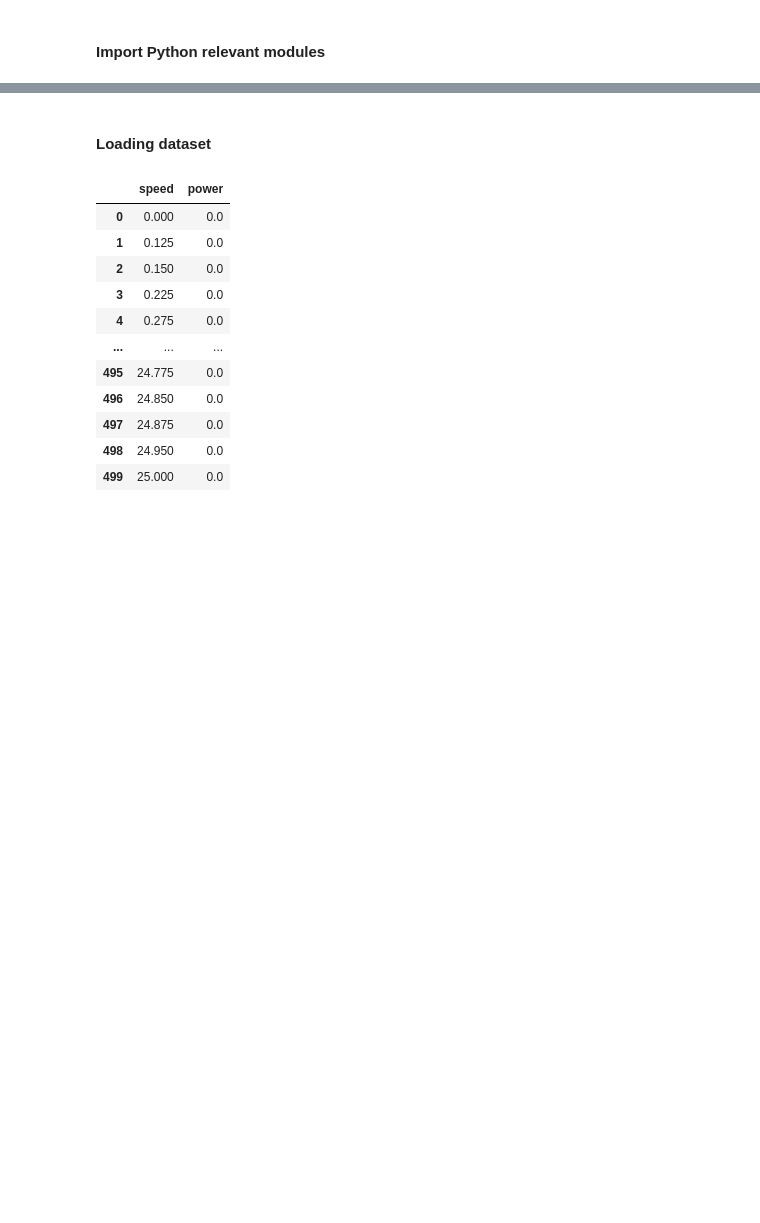
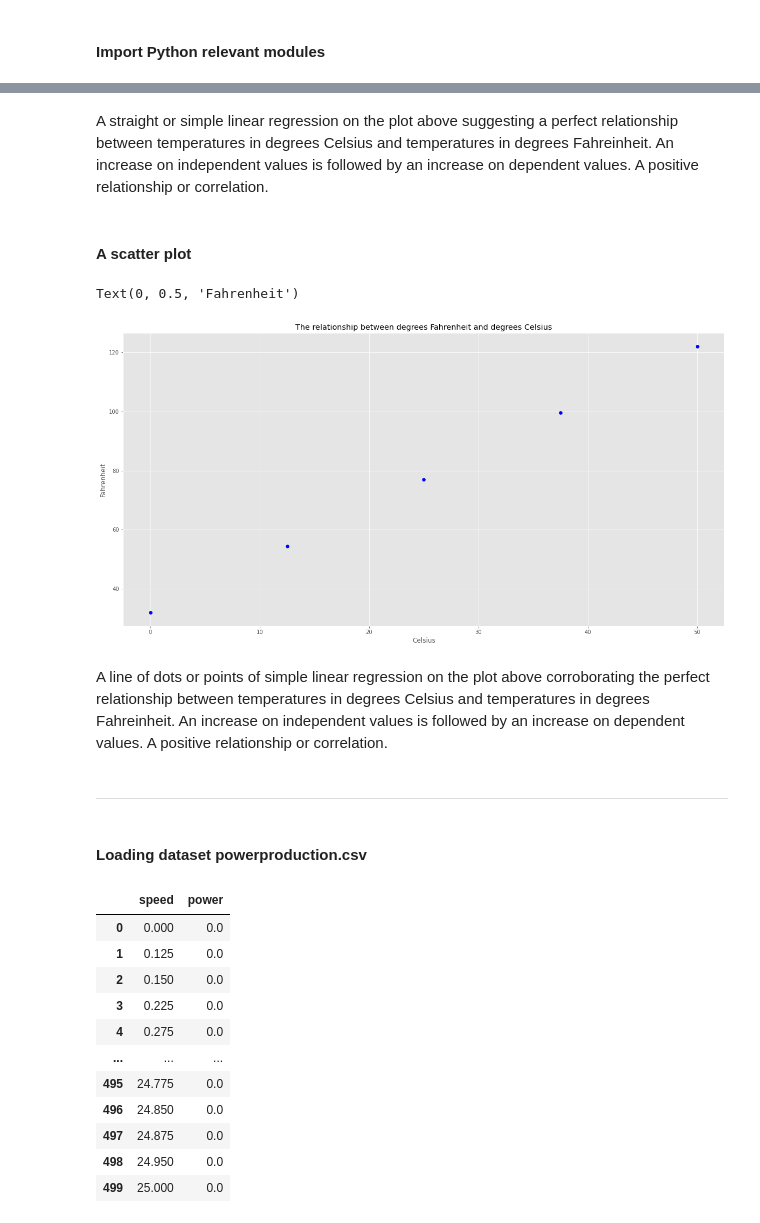
Before and after one commit to Samjean2020/project2020-fundamentals, a Jupyter notebook: Project2020.py.ipynb, the cells around one changed output, grey strips where cells are left out. Cells and saved outputs as stored; diff of their text form; code cells hidden in the pictures; blank space fills up the shorter version.

Commit message:
Simple linear regression concepts reviewed.
Worked on simple linear regression model, calculations, results and predictions.

```diff
--- a/Project2020.py.ipynb
+++ b/Project2020.py.ipynb
@@ -67,3 +132,20 @@ import pandas as pd
+# %% [markdown]
+A straight or simple linear regression on the plot above suggesting a perfect relationship between temperatures in degrees Celsius and temperatures in degrees Fahreinheit. An increase on independent values is followed by an increase on dependent values. A positive relationship or correlation.
+# %% [markdown]
+#### A scatter plot
+# %%
+# Let's have another plot with dots in line.
+plt.scatter( Celsius, Fahrenheit, color = "b")
+plt.title("The relationship between degrees Fahrenheit and degrees Celsius")
+plt.xlabel("Celsius")
+plt.ylabel("Fahrenheit")
+# %% [output]
+Text(0, 0.5, 'Fahrenheit')
+[figure, added]
+# %% [markdown]
+A line of dots or points of simple linear regression on the plot above corroborating the perfect relationship between temperatures in degrees Celsius and temperatures in degrees Fahreinheit. An increase on independent values is followed by an increase on dependent values. A positive relationship or correlation.
+# %% [markdown]
+***
 # %% [markdown]
-#### Loading dataset
+#### Loading dataset powerproduction.csv
 # %%
```
Also changed, not shown: parts of 54 cells of this notebook.
